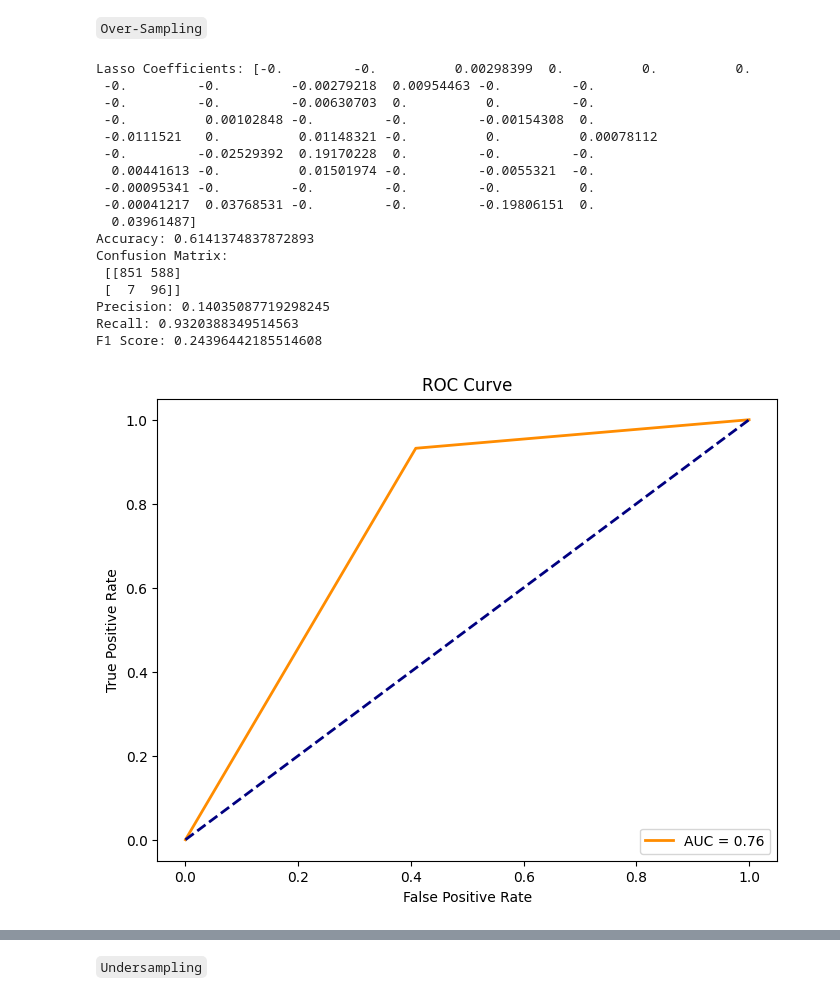
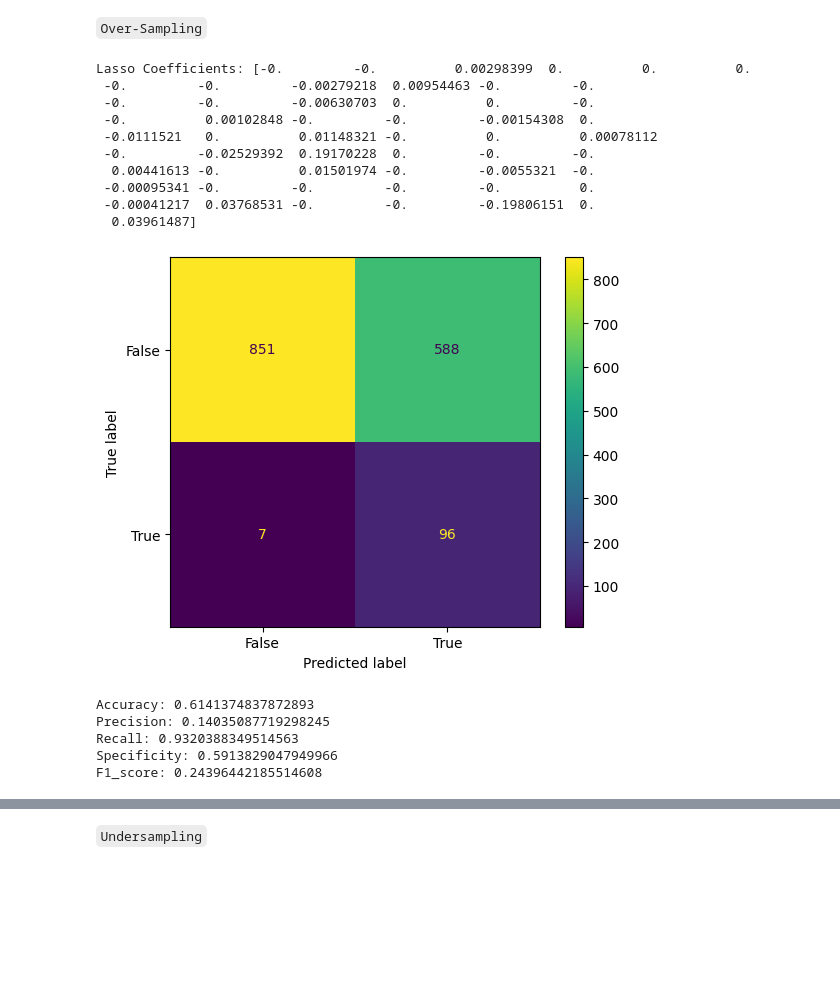
Before and after one commit to dapscc/bt4012_fraud, a Jupyter notebook: Lasso Regularization.ipynb, the cells around one changed output, grey strips where cells are left out. Cells and saved outputs as stored; diff of their text form; code cells hidden in the pictures; blank space fills up the shorter version.

```diff
--- a/Lasso Regularization.ipynb
+++ b/Lasso Regularization.ipynb
@@ -152,50 +129,38 @@ lasso_model.fit(X_over_scaled, y_over)
 
 
 print("Lasso Coefficients:", lasso_model.coef_)
 
 y_pred = lasso_model.predict(X_test_scaled)
 y_pred_binary = (y_pred > 0.5).astype(int)
 
-accuracy = accuracy_score(y_test, y_pred_binary)
-conf_matrix = confusion_matrix(y_test, y_pred_binary)
-precision = precision_score(y_test, y_pred_binary)
-recall = recall_score(y_test, y_pred_binary)
-f1 = f1_score(y_test, y_pred_binary)
-
-print("Accuracy:", accuracy)
-print("Confusion Matrix:\n", conf_matrix)
-print("Precision:", precision)
-print("Recall:", recall)
-print("F1 Score:", f1)
+show_metrics(y_test, y_pred_binary)
 
 fpr, tpr, thresholds = roc_curve(y_test, y_pred_binary)
 roc_auc = auc(fpr, tpr)
 
 # Plot ROC curve
 plt.figure(figsize=(8, 6))
 plt.plot(fpr, tpr, color='darkorange', lw=2, label=f'AUC = {roc_auc:.2f}')
 plt.plot([0, 1], [0, 1], color='navy', lw=2, linestyle='--')
 plt.xlabel('False Positive Rate')
 plt.ylabel('True Positive Rate')
-plt.title('ROC Curve')
+plt.title('ROC Curve (Oversampling)')
 plt.legend(loc='lower right')
 plt.show()
 # %% [output]
 Lasso Coefficients: [-0.         -0.          0.00298399  0.          0.          0.
  -0.         -0.         -0.00279218  0.00954463 -0.         -0.
  -0.         -0.         -0.00630703  0.          0.         -0.
  -0.          0.00102848 -0.         -0.         -0.00154308  0.
  -0.0111521   0.          0.01148321 -0.          0.          0.00078112
  -0.         -0.02529392  0.19170228  0.         -0.         -0.
   0.00441613 -0.          0.01501974 -0.         -0.0055321  -0.
  -0.00095341 -0.         -0.         -0.         -0.          0.
  -0.00041217  0.03768531 -0.         -0.         -0.19806151  0.
   0.03961487]
-Accuracy: 0.6141374837872893
-Confusion Matrix:
- [[851 588]
- [  7  96]]
-Precision: 0.14035087719298245
-Recall: 0.9320388349514563
-F1 Score: 0.24396442185514608
-[figure, old version]
+[figure, new version]
+Accuracy: 0.6141374837872893
+Precision: 0.14035087719298245
+Recall: 0.9320388349514563
+Specificity: 0.5913829047949966
+F1_score: 0.24396442185514608
```
Also changed, not shown: parts of 11 cells of this notebook, 2 other files.
